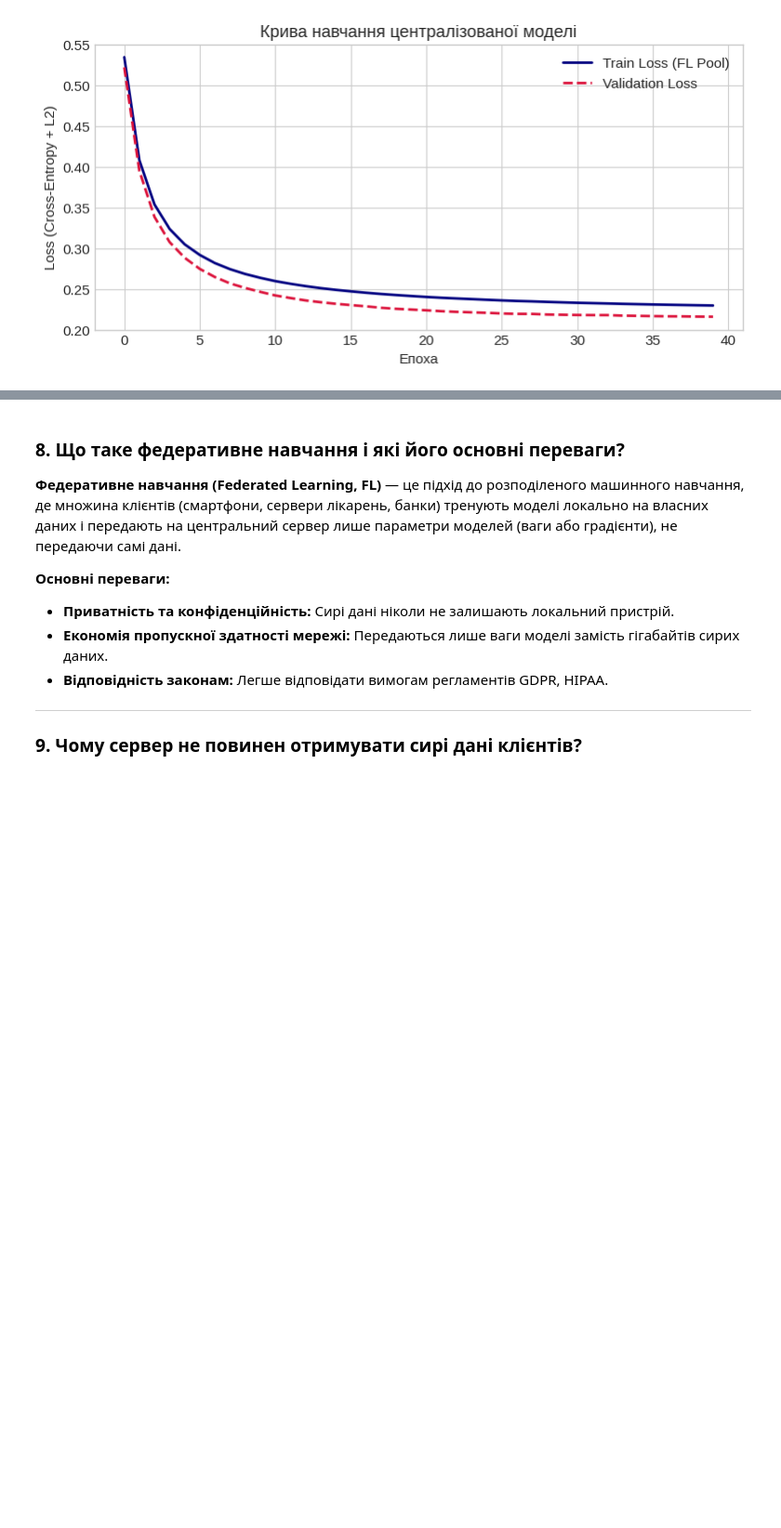
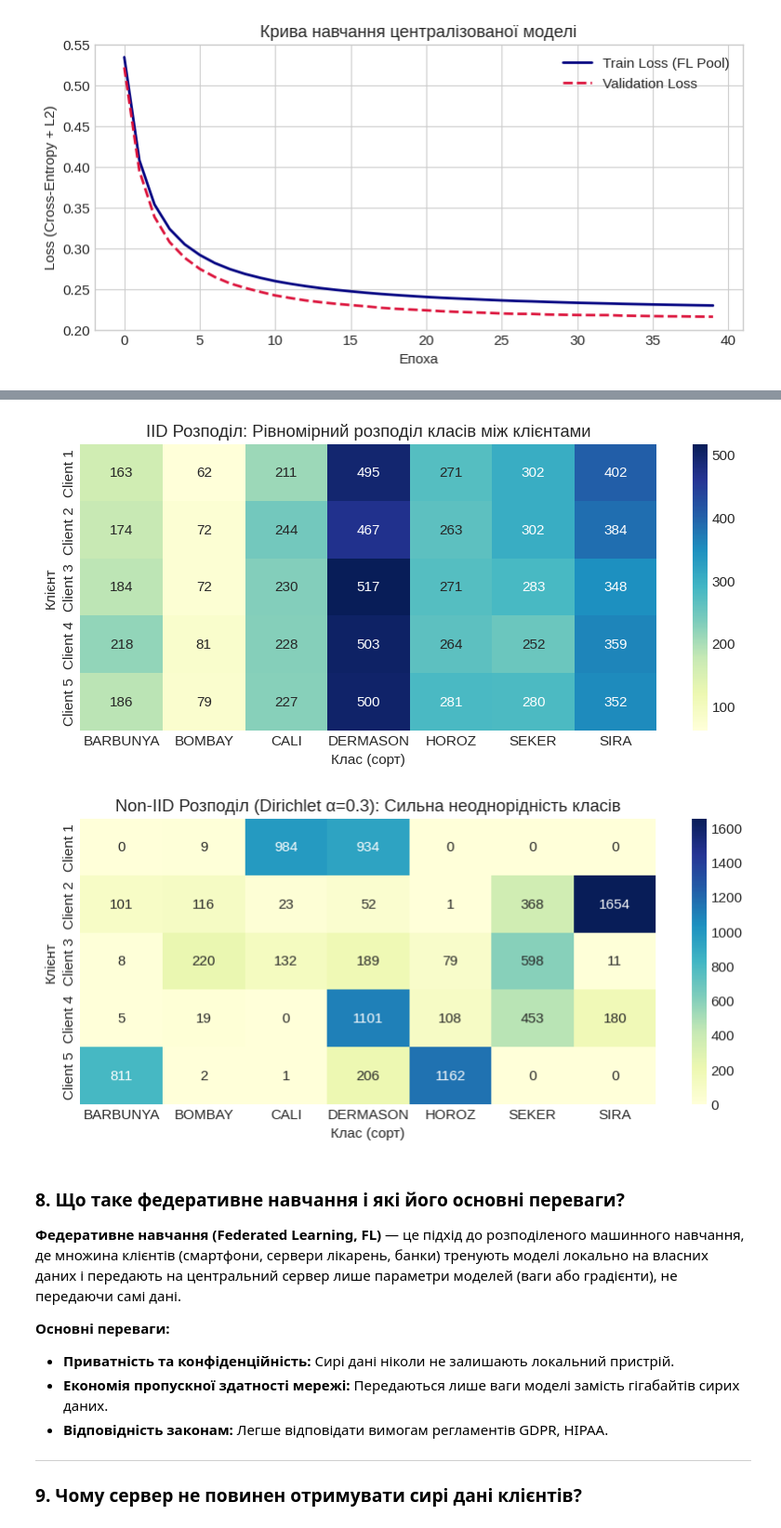
Before and after one commit to DariiaIvanova23/ml-lab-2, a Jupyter notebook: ml_lab_2.ipynb, the cells around one changed output, grey strips where cells are left out. Shown at 93% size. Drawn from its saved outputs; the diff is of its cells as text; code cells hidden in the pictures; blank space fills up the shorter version.

Commit message:
Створено за допомогою Colab

```diff
--- a/ml_lab_2.ipynb
+++ b/ml_lab_2.ipynb
@@ -423,3 +430,74 @@ Log-Loss            : 0.2231
+# %%
+def partition_data_iid(y_train: np.ndarray, num_clients: int) -> dict:
+    """
+    IID розбиття: випадкове рівномірне перемішування даних між K клієнтами.
+    """
+    m = len(y_train)
+    indices = np.random.permutation(m)
+    client_splits = np.array_split(indices, num_clients)
+    return {i: client_splits[i] for i in range(num_clients)}
+
+def partition_data_dirichlet(y_train: np.ndarray, num_clients: int, alpha: float) -> dict:
+    """
+    Non-IID розбиття за допомогою розподілу Діріхле для моделювання неоднорідності класів.
+    """
+    min_size = 0
+    K = num_clients
+    N = len(y_train)
+    client_dict = {}
+
+    # Забезпечуємо, щоб кожен клієнт мав щонайменше 15 екземплярів
+    while min_size < 15:
+        idx_batch = [[] for _ in range(K)]
+        for c in range(n_classes):
+            idx_k = np.where(y_train == c)[0]
+            np.random.shuffle(idx_k)
+            # Генерація пропорцій для класу c
+            proportions = np.random.dirichlet(np.repeat(alpha, K))
+            # Масштабування на розмір класу
+            proportions = np.array([p * (len(idx_j) < N / K) for p, idx_j in zip(proportions, idx_batch)])
+            if proportions.sum() == 0:
+                proportions = np.random.dirichlet(np.repeat(alpha, K))
+            proportions = proportions / proportions.sum()
+            proportions = (np.cumsum(proportions) * len(idx_k)).astype(int)[:-1]
+            splits = np.split(idx_k, proportions)
+            for k in range(K):
+                idx_batch[k].extend(splits[k])
+
+        min_size = min([len(idx_j) for idx_j in idx_batch])
+
+    for k in range(K):
+        np.random.shuffle(idx_batch[k])
+        client_dict[k] = np.array(idx_batch[k])
+    return client_dict
+
+# Створення розбиттів для K = 5 клієнтів
+K_CLIENTS = 5
+iid_splits = partition_data_iid(y_train_pool, K_CLIENTS)
+dirichlet_03_splits = partition_data_dirichlet(y_train_pool, K_CLIENTS, alpha=0.3)
+dirichlet_50_splits = partition_data_dirichlet(y_train_pool, K_CLIENTS, alpha=5.0)
+
+# Візуалізація розподілів класів
+def plot_client_distribution(client_splits, y_data, title):
+    counts = np.zeros((K_CLIENTS, n_classes))
+    for k in range(K_CLIENTS):
+        classes, cnt = np.unique(y_data[client_splits[k]], return_counts=True)
+        for c, count in zip(classes, cnt):
+            counts[k, c] = count
+
+    plt.figure(figsize=(10, 4))
+    sns.heatmap(counts, annot=True, fmt=".0f", cmap="YlGnBu",
+                xticklabels=class_names, yticklabels=[f"Client {k+1}" for k in range(K_CLIENTS)])
+    plt.title(title)
+    plt.xlabel("Клас (сорт)")
+    plt.ylabel("Клієнт")
+    plt.show()
+
+plot_client_distribution(iid_splits, y_train_pool, "IID Розподіл: Рівномірний розподіл класів між клієнтами")
+plot_client_distribution(dirichlet_03_splits, y_train_pool, "Non-IID Розподіл (Dirichlet α=0.3): Сильна неоднорідність класів")
+# %% [output]
+[figure, added]
+[figure, added]
 # %% [markdown]
 ### 8. Що таке федеративне навчання і які його основні переваги?
 **Федеративне навчання (Federated Learning, FL)** — це підхід до розподіленого машинного навчання, де множина клієнтів (смартфони, сервери лікарень, банки) тренують моделі локально на власних даних і передають на центральний сервер лише параметри моделей (ваги або градієнти), не передаючи самі дані.
```
Also changed, not shown: parts of 5 cells of this notebook.
